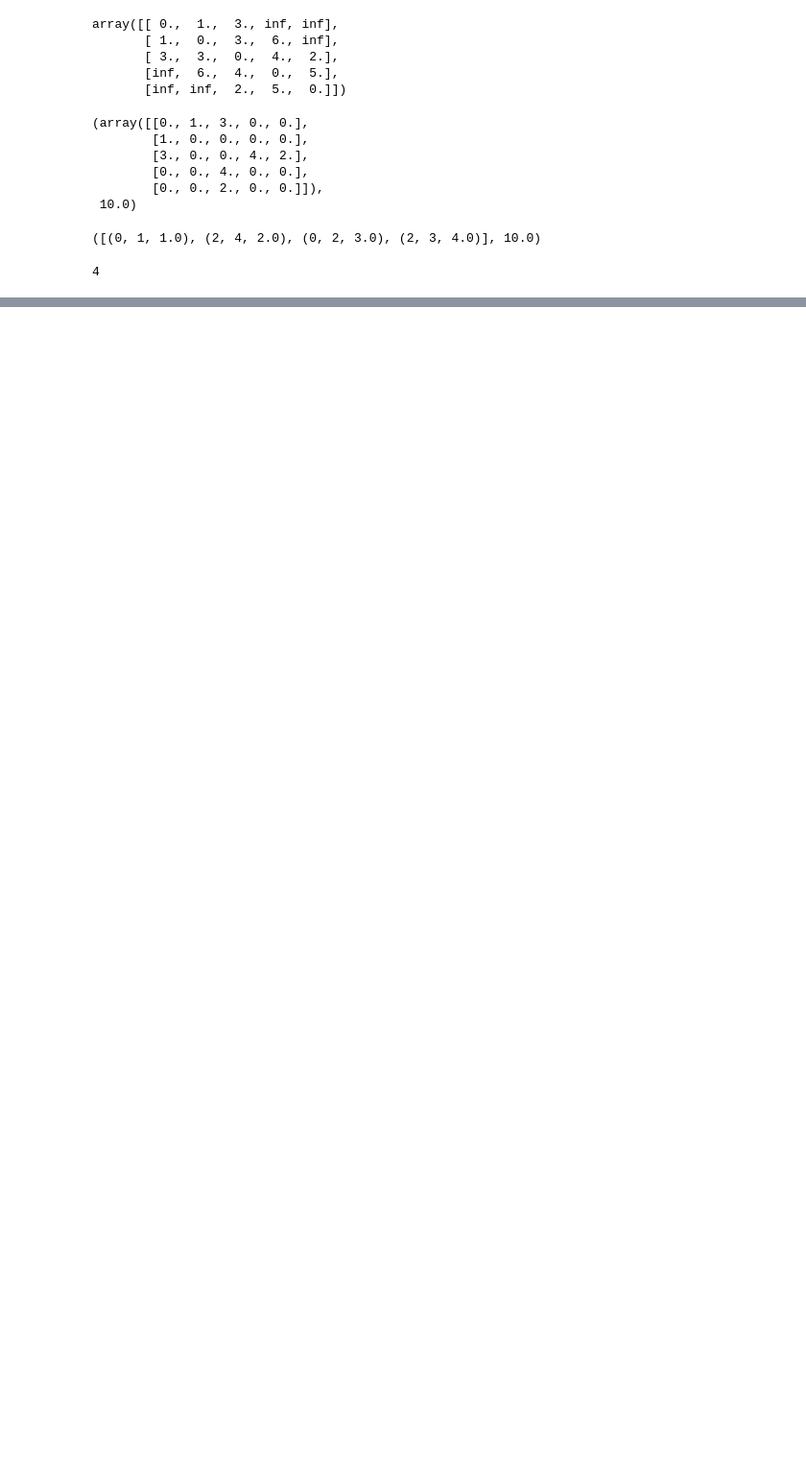
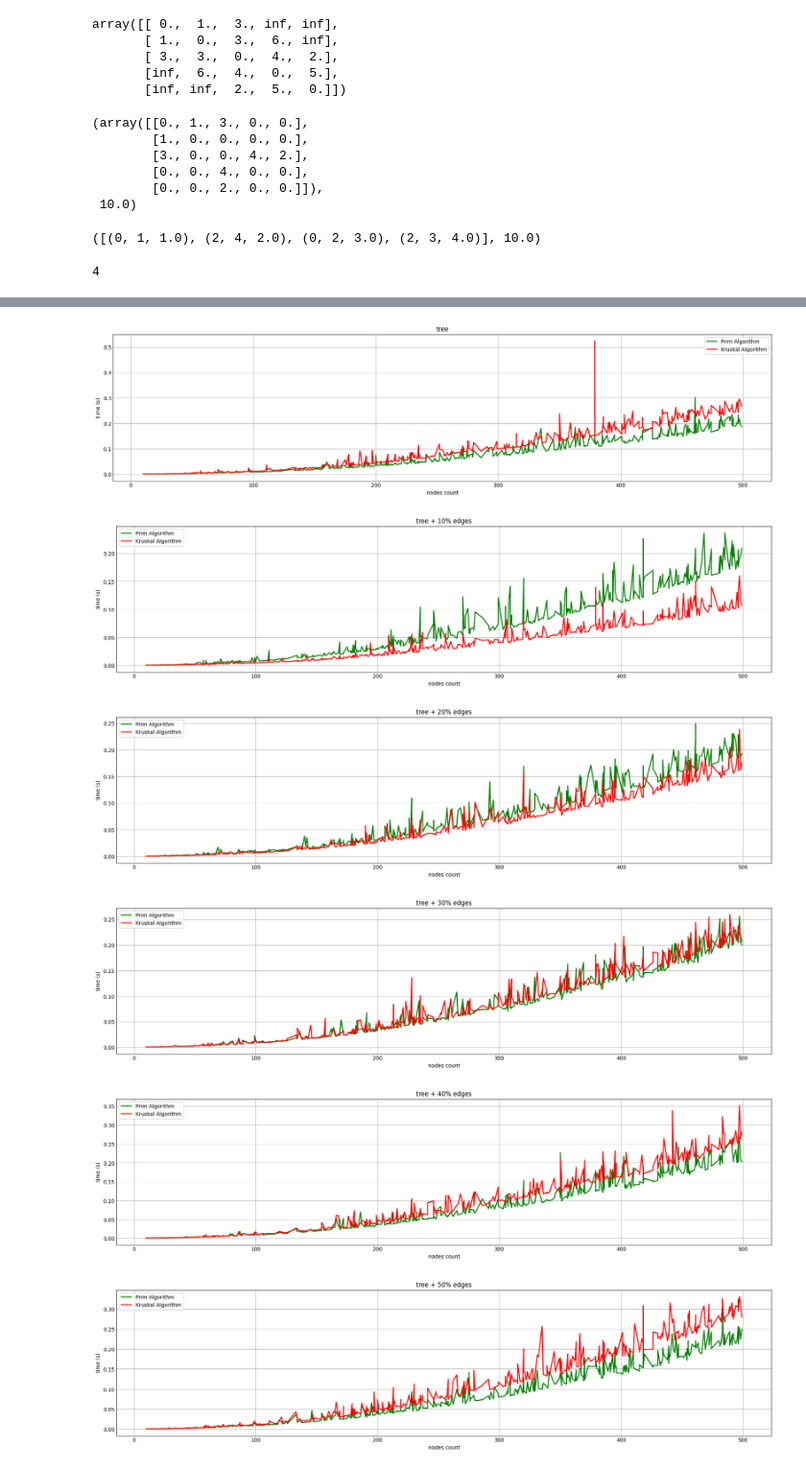
Before and after one commit to alinaserinet/algo-motion, a Jupyter notebook: prim_kruskal.ipynb, the cells around one changed output, grey strips where cells are left out. Shown at 96% size. Cells and saved outputs as stored; diff of their text form; code cells hidden in the pictures; blank space fills up the shorter version.

Commit message:
refactor: change prim and kruskal benchmark using csv file to store result

```diff
--- a/prim_kruskal.ipynb
+++ b/prim_kruskal.ipynb
@@ -258,0 +229,2 @@ draw_chart(nodes_count, prim_times["complete"], kruskal_times["complete"], "Comp
+# %%
+benchmark_result = benchmark(100, (400, 500))
@@ -258,0 +233,3 @@ draw_chart(nodes_count, prim_times["complete"], kruskal_times["complete"], "Comp
+# %%
+df = pd.read_csv(benchmark_result)
+df
@@ -258,0 +266,17 @@ draw_chart(nodes_count, prim_times["complete"], kruskal_times["complete"], "Comp
+# %%
+graph_types = types = df['Graph Type'].unique()
+for g_type in np.roll(graph_types, -1):
+    g_type_data = df[df['Graph Type'] == g_type]
+    draw_chart(
+        np.array(g_type_data['Nodes'].tolist()),
+        np.array(g_type_data['Prim Time (s)'].tolist()),
+        np.array(g_type_data['Kruskal Time (s)'].tolist()),
+        g_type,
+    )
+# %% [output]
+[figure, added]
+[figure, added]
+[figure, added]
+[figure, added]
+[figure, added]
+[figure, added]
```
Also changed, not shown: parts of 10 cells of this notebook, 2 other files.
